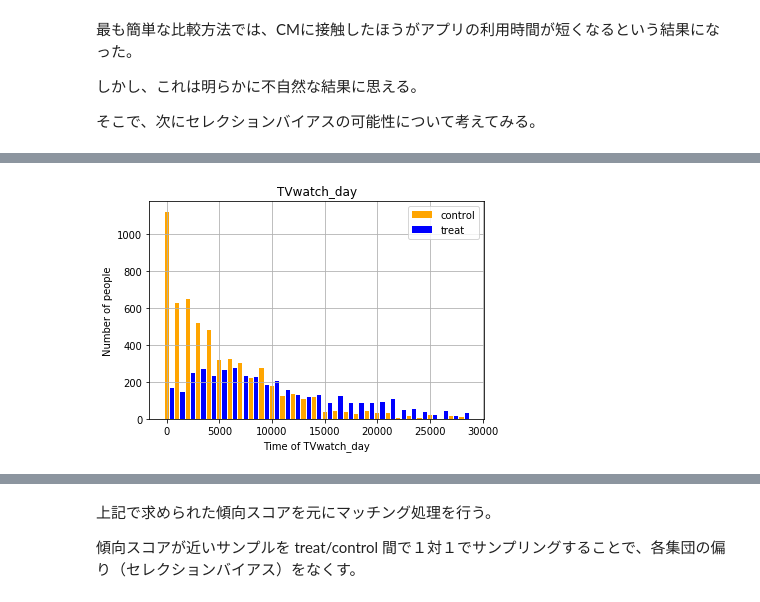
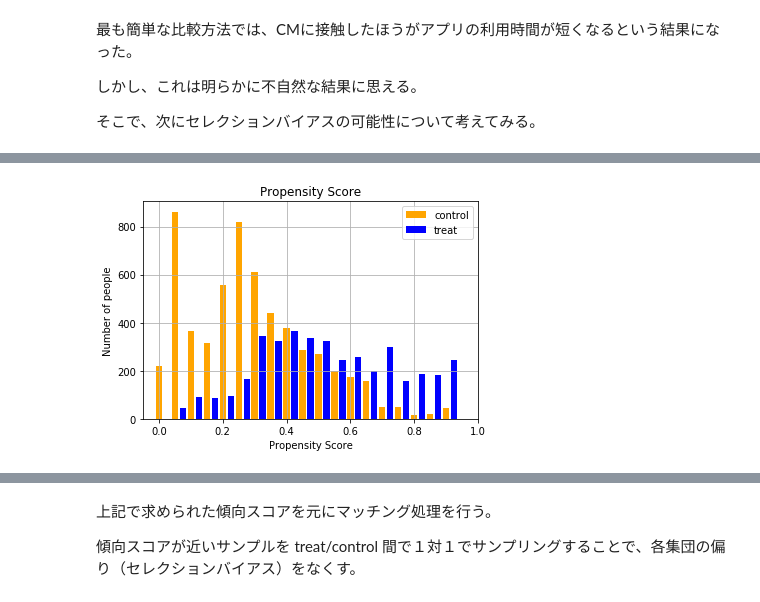
Before and after one commit to louis1022/ML_notebook, a Jupyter notebook: causal_reasoning/notebook/propensity_score.ipynb, the cells around one changed output, grey strips where cells are left out. Saved outputs shown, nothing was run; the diff lists cells and outputs as text; code cells hidden in the pictures.

```diff
--- a/causal_reasoning/notebook/propensity_score.ipynb
+++ b/causal_reasoning/notebook/propensity_score.ipynb
@@ -22,5 +48,5 @@ filepath = "../data/sample.csv"
 if not os.path.exists(filepath):
     download_file(url, filepath)
 
-df = pd.read_csv(filepath)
+raw_df = pd.read_csv(filepath)
 # %%
@@ -58,0 +129,20 @@ CM接触による平均効果: -629.64
+# %%
+outcome = 'gamesecond'
+intervention = 'cm_dummy'
+# %%
+from sklearn import preprocessing
+from sklearn.model_selection import train_test_split
+from sklearn.linear_model import LogisticRegression
+from sklearn.calibration import CalibratedClassifierCV
+
+np.random.seed(42)
+
+df = raw_df.copy()
+
+scaler = preprocessing.MinMaxScaler()
+X = df.drop(intervention, axis=1)
+scaler.fit(X)
+y = df[intervention]
+
+clf = LogisticRegression(solver='lbfgs', max_iter=200, random_state=None)
+clf.fit(scaler.transform(X), y)
@@ -58,0 +155,5 @@ CM接触による平均効果: -629.64
+# %%
+inferenced_df = pd.DataFrame(X, columns=df.drop(intervention, axis=1).columns)
+inferenced_df[intervention] = y
+inferenced_df['propensity_score'] = clf.predict_proba(scaler.transform(X))[:, 1]
+inferenced_df.head()
@@ -59,12 +168,13 @@ CM接触による平均効果: -629.64
 # %%
-plt.title('TVwatch_day')
+plt.title('Propensity Score')
 plt.ylabel('Number of people')
-plt.xlabel('Time of TVwatch_day')
-df.loc[df['cm_dummy']==0, 'TVwatch_day'].hist(
-    bins=np.arange(0, 30000, 1000), align='left', rwidth=0.4, color='orange', label='control')
-df.loc[df['cm_dummy']==1, 'TVwatch_day'].hist(
-    bins=np.arange(0, 30000, 1000), align='mid', rwidth=0.4, color='blue', label='treat')
+plt.xlabel('Propensity Score')
+plt.xlim(-0.05, 1.0)
+inferenced_df.loc[inferenced_df['cm_dummy']==0, 'propensity_score'].hist(
+    bins=np.arange(0, 1, 0.05), align='left', rwidth=0.4, color='orange', label='control')
+inferenced_df.loc[inferenced_df['cm_dummy']==1, 'propensity_score'].hist(
+    bins=np.arange(0, 1, 0.05), align='mid', rwidth=0.4, color='blue', label='treat')
 plt.legend()
 plt.show()
 # %% [output]
-[figure, old version]
+[figure, new version]
```
Also changed, not shown: parts of 30 cells of this notebook, 3 other files.
